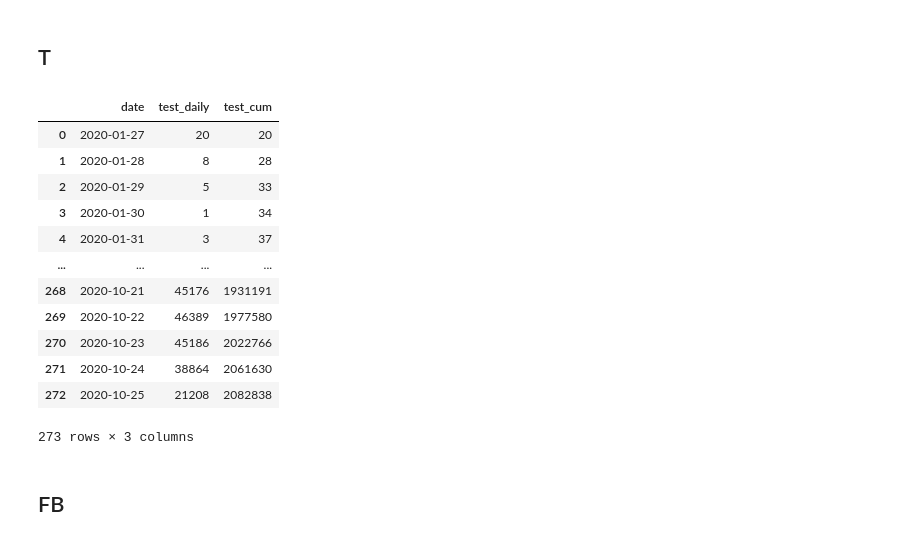
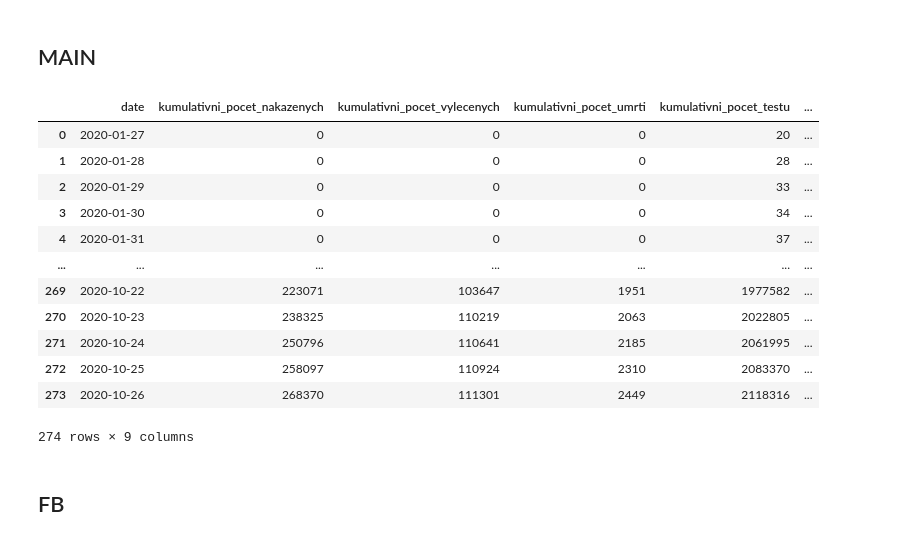
Before and after one commit to vojtechherrmann/2020EpidemiologicModelCZ, a Jupyter notebook: data/Data Load.ipynb, the cells around one changed output. Cells and saved outputs as stored; diff of their text form; code cells hidden in the pictures.

```diff
--- a/data/Data Load.ipynb
+++ b/data/Data Load.ipynb
@@ -4,24 +7,30 @@ import numpy as np
 
 import matplotlib.pyplot as plt
 # %% [markdown]
-## T
+## MAIN
-# %%
-T = pd.read_csv("T.csv")
-T
-# %% [output]
-|  | date | test_daily | test_cum |
-| 0 | 2020-01-27 | 20 | 20 |
-| 1 | 2020-01-28 | 8 | 28 |
-| 2 | 2020-01-29 | 5 | 33 |
-| 3 | 2020-01-30 | 1 | 34 |
-| 4 | 2020-01-31 | 3 | 37 |
-| ... | ... | ... | ... |
-| 268 | 2020-10-21 | 45176 | 1931191 |
-| 269 | 2020-10-22 | 46389 | 1977580 |
-| 270 | 2020-10-23 | 45186 | 2022766 |
-| 271 | 2020-10-24 | 38864 | 2061630 |
-| 272 | 2020-10-25 | 21208 | 2082838 |
-273 rows × 3 columns
+# %%
+MAIN = (
+    pd.read_csv("MAIN.csv")
+    .iloc[:-1] # some series actualized with one day delay
+)
+for c in MAIN.columns[1:]:
+    MAIN[c[12:]] = [MAIN[c].iloc[0]] + list(np.diff(MAIN[c]))
+MAIN.rename(columns={'datum': 'date'}, inplace=True)
+MAIN
+# %% [output]
+|  | date | kumulativni_pocet_nakazenych | kumulativni_pocet_vylecenych | kumulativni_pocet_umrti | kumulativni_pocet_testu | ... |
+| 0 | 2020-01-27 | 0 | 0 | 0 | 20 | ... |
+| 1 | 2020-01-28 | 0 | 0 | 0 | 28 | ... |
+| 2 | 2020-01-29 | 0 | 0 | 0 | 33 | ... |
+| 3 | 2020-01-30 | 0 | 0 | 0 | 34 | ... |
+| 4 | 2020-01-31 | 0 | 0 | 0 | 37 | ... |
+| ... | ... | ... | ... | ... | ... | ... |
+| 269 | 2020-10-22 | 223071 | 103647 | 1951 | 1977582 | ... |
+| 270 | 2020-10-23 | 238325 | 110219 | 2063 | 2022805 | ... |
+| 271 | 2020-10-24 | 250796 | 110641 | 2185 | 2061995 | ... |
+| 272 | 2020-10-25 | 258097 | 110924 | 2310 | 2083370 | ... |
+| 273 | 2020-10-26 | 268370 | 111301 | 2449 | 2118316 | ... |
+274 rows × 9 columns
 # %% [markdown]
 ## FB
 # %%
```
Also changed, not shown: parts of 19 cells of this notebook, 3 other files.
